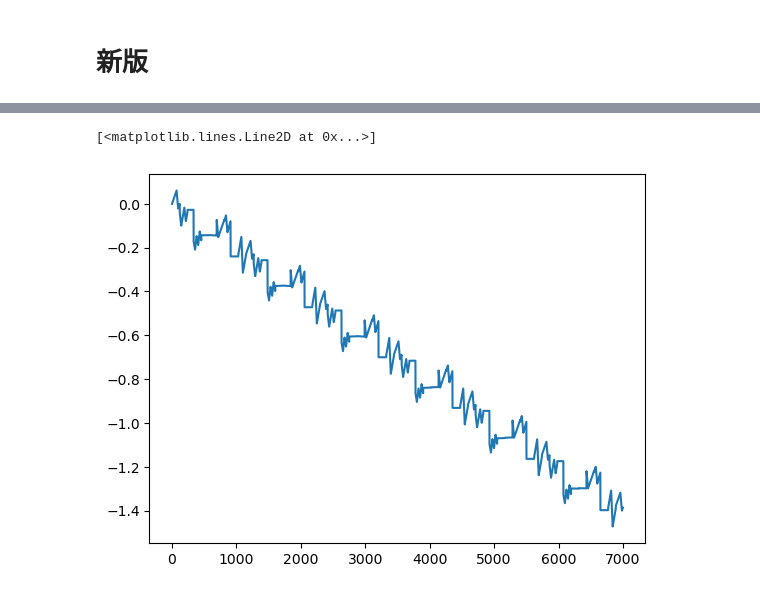
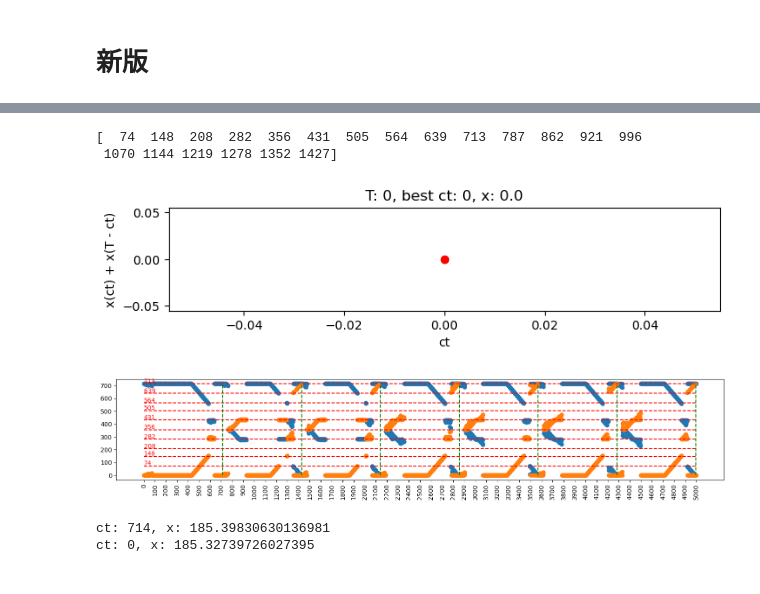
Before and after one commit to Leonhardqwq/simu_cpp, a Jupyter notebook: 杂/猴版砸率计算.ipynb, the cells around one changed output, grey strips where cells are left out. Drawn from its saved outputs; the diff is of its cells as text; code cells hidden in the pictures.

```diff
--- a/杂/猴版砸率计算.ipynb
+++ b/杂/猴版砸率计算.ipynb
@@ -197,10 +197,63 @@ print(f'{percent:.3f}%')
 # %%
 import pandas as pd
 import matplotlib.pyplot as plt
-
-std = pd.read_csv('../output.csv')['value'].values
-sim = std[0] - calc_x(np.arange(0, len(std), 1), 0.23)
-plt.plot(sim - std)
-# %% [output]
-[<matplotlib.lines.Line2D at 0x...>]
-[figure, removed]
+# %%
+t_dlt = 1
+t_arr = np.arange(0, 1500, t_dlt)
+x_arr = calc_x(t_arr, 0.37)
+v_arr = np.diff(x_arr)
+v_arr_diff = np.abs(np.diff(v_arr))
+shift_idx = np.where(v_arr_diff > 0.005)[0]
+shift_t = t_arr[shift_idx]
+shift_t = shift_t[np.r_[np.diff(shift_t) != t_dlt, True]]
+print(shift_t)
+# %% [output]
+[  74  148  208  282  356  431  505  564  639  713  787  862  921  996
+ 1070 1144 1219 1278 1352 1427]
+# %%
+T_sup = 5000
+T_arr = np.arange(0, T_sup, t_dlt)
+v = 0.37
+T_cyc = 1 / 0.47 * s / v
+
+ans_best_ct = []
+for T in T_arr:
+    ct_arr = np.arange(0, T // 2 + 1, t_dlt)
+    cx_arr = calc_x(ct_arr, v) + calc_x(T - ct_arr, v)
+
+    best_ct = np.argmin(cx_arr)
+    ans_best_ct.append(best_ct)
+    if T % 50000 == 0:
+        plt.figure(figsize=(8, 1.5))
+        plt.plot(ct_arr, cx_arr)
+        plt.plot(best_ct, cx_arr[best_ct], 'ro')
+        plt.title(f'T: {T}, best ct: {best_ct}, x: {cx_arr[best_ct]}')
+        plt.xlabel('ct')
+        plt.ylabel('x(ct) + x(T - ct)')
+        plt.show()
+
+ans_best_ct %= T_cyc
+
+plt.figure(figsize=(18, 3))
+plt.scatter(T_arr, T_cyc - ans_best_ct)
+plt.scatter(T_arr, ans_best_ct)
+
+# plt.plot([0, T_sup], [0, T_sup], 'k--')
+for y in shift_t[shift_t <= T_cyc]:
+    plt.hlines(y=y, xmin=0, xmax=T_sup, colors='r', linestyles='dashed')
+    plt.text(x=T_sup*0.0, y=y+5, s=f'{y}', color='r')
+for i in range(1, int(T_sup // T_cyc) + 1):
+    plt.vlines(x=i*T_cyc, ymin=0, ymax=T_cyc, colors='g', linestyles='dashed')
+plt.xticks(np.arange(0, T_sup+1, 100), rotation=90)
+plt.show()
+# %% [output]
+[figure, added]
+[figure, added]
+# %%
+cts = [714, 0]
+T = 1000
+for ct in cts:
+    print(f'ct: {ct}, x: {calc_x(ct, 0.37) + calc_x(T - ct, 0.37)}')
+# %% [output]
+ct: 714, x: 185.39830630136981
+ct: 0, x: 185.32739726027395
```
Also changed, not shown: parts of 7 cells of this notebook.
